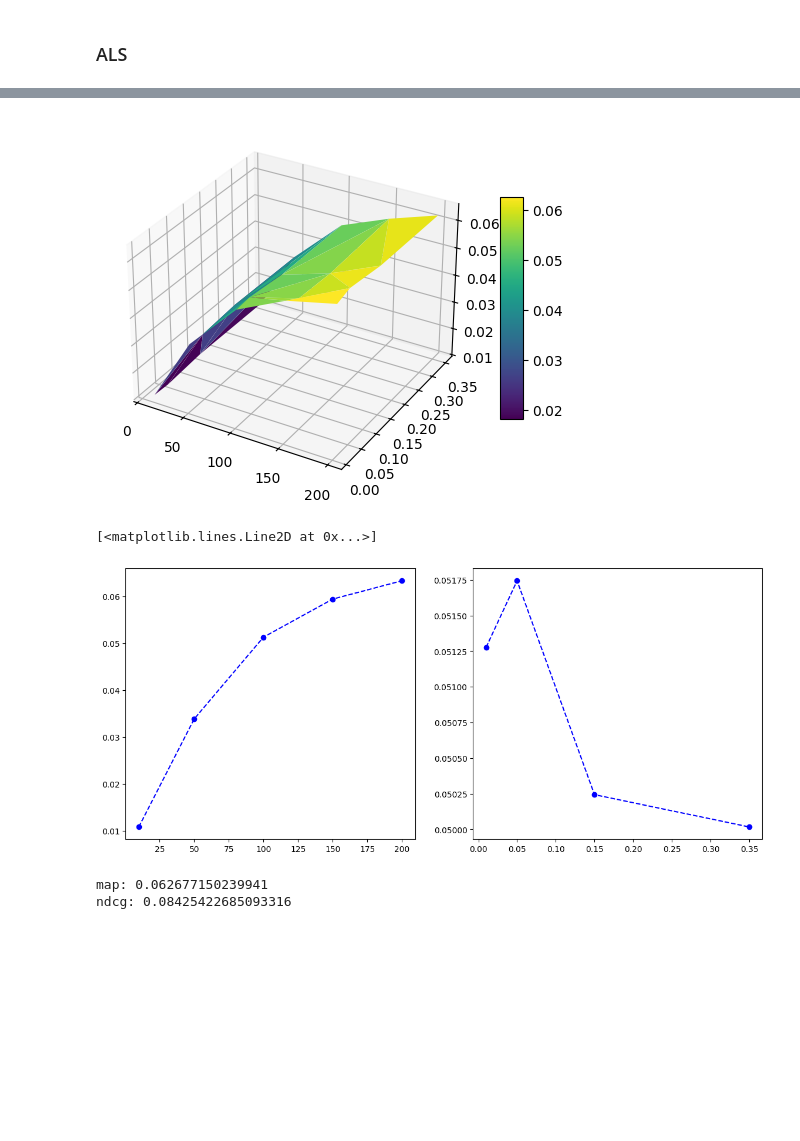
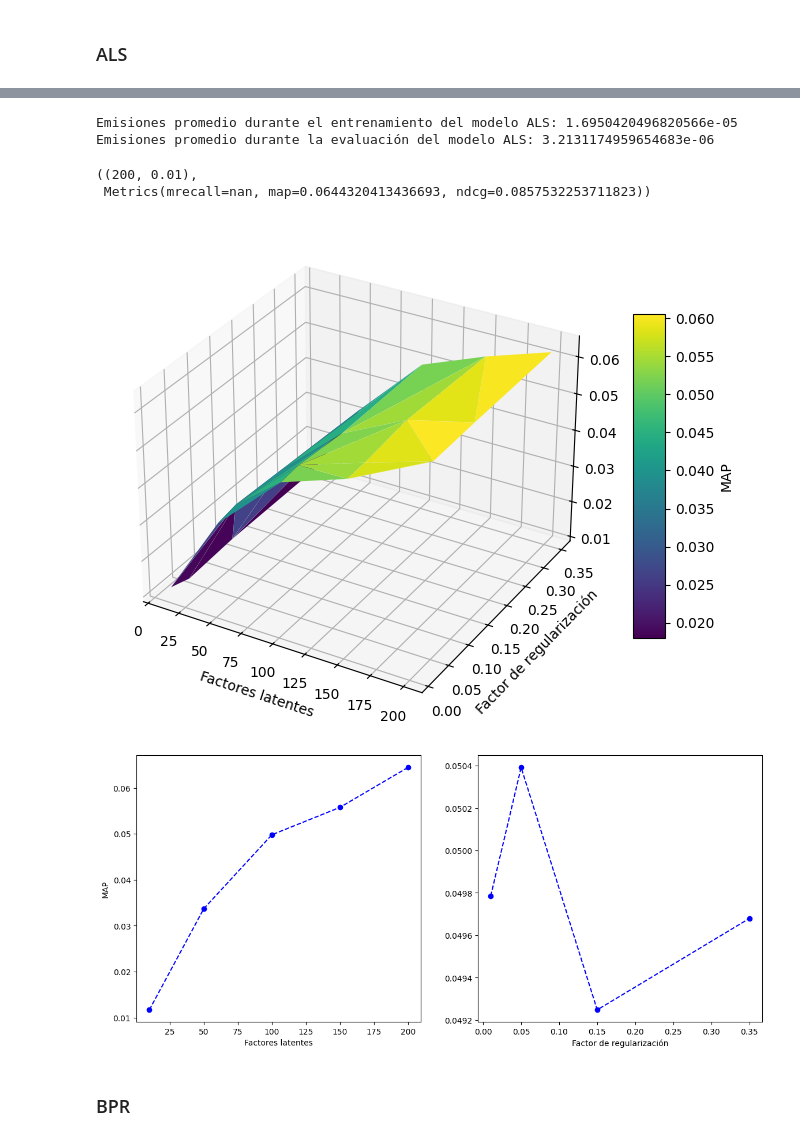
Before and after one commit to davidlealo/tarea_1_sisrec_2026, a Jupyter notebook: T1_SysRec.ipynb, the cells around one changed output, grey strips where cells are left out. Drawn from its saved outputs; the diff is of its cells as text; code cells hidden in the pictures; blank space fills up the shorter version.

```diff
--- a/T1_SysRec.ipynb
+++ b/T1_SysRec.ipynb
@@ -205,15 +191,32 @@ factors = [10, 50, 100, 150, 200]
 regs = [0.01, 0.05, 0.15, 0.35]
 
 # Definimos una tupla para almacenar las métricas
-Metrics = namedtuple("Metrics",["map", "ndcg"] )
+Metrics = namedtuple("Metrics", ["mrecall", "map", "ndcg"])
 
-models_perf = {}
-
+als_perf = {}
+als_train_em = []
+als_eval_em = []
 # Entrenamos el modelo con optimización ALS para cada combinación de parametros
 for factor, reg in itertools.product(factors, regs):
-  model_als = implicit.als.AlternatingLeastSquares(factors=factor, regularization=reg, iterations=15, use_gpu=False)
-  model_als.fit(user_item_matrix)
+    # Medimos las emisiones de carbon que ocurren tras entrenar el modelo para combinación de parametros
+    train_tracker = EmissionsTracker()
+    train_tracker.start()
 
-  # Evaluamos el modelo con k=10
-  mean_ap, mean_ndcg = evaluate_model(model_als, 10)
-  models_perf[(factor, reg)] = Metrics(mean_ap, mean_ndcg)
+    model_als = implicit.als.AlternatingLeastSquares(
+        factors=factor, regularization=reg, iterations=15, use_gpu=False
+    )
+    model_als.fit(user_item_matrix)
+
+    train_emissions = train_tracker.stop()
+    als_train_em.append(train_emissions)
+
+    # Evaluamos el modelo con k=10 y medimos las emisiones
+    eval_tracker = EmissionsTracker()
+    eval_tracker.start()
+
+    mean_recall, mean_ap, mean_ndcg = evaluate_model(model_als, 10)
+
+    eval_emissions = eval_tracker.stop()
+    als_eval_em.append(eval_emissions)
+
+    als_perf[(factor, reg)] = Metrics(mean_recall, mean_ap, mean_ndcg)
@@ -220,24 +429,37 @@ for factor, reg in itertools.product(factors, regs):
+# %%
+print(f"Emisiones promedio durante el entrenamiento del modelo ALS: {np.mean(als_train_em)}")
+print(f"Emisiones promedio durante la evaluación del modelo ALS: {np.mean(als_eval_em)}")
+# %% [output]
+Emisiones promedio durante el entrenamiento del modelo ALS: 1.6950420496820566e-05
+Emisiones promedio durante la evaluación del modelo ALS: 3.2131174959654683e-06
+# %%
+# Mejor combinación de parametros segun MAP
+sorted(als_perf.items(), key=lambda item: item[1].map, reverse=True)[0]
+# %% [output]
+((200, 0.01),
+ Metrics(mrecall=nan, map=0.0644320413436693, ndcg=0.0857532253711823))
 # %%
-fig, ax = plt.subplots(subplot_kw={"projection": "3d"})
+fig, ax = plt.subplots(subplot_kw={"projection": "3d"}, figsize=(8, 7))
 # Gráfico para evolución del MAP de acuerdo a cambios en los factores latentes y factor de regularizaci[ón]
-surf = ax.plot_trisurf([p[0] for p in models_perf.keys()], [p[1] for p in models_perf.keys()], [m.map for m in models_perf.values()], cmap="viridis")
-fig.colorbar(surf, shrink=0.6, aspect=10)
+surf = ax.plot_trisurf([p[0] for p in als_perf.keys()], [p[1] for p in als_perf.keys()], [m.map for m in als_perf.values()], cmap="viridis")
+fig.colorbar(surf, shrink=0.6, aspect=10, label="MAP")
+ax.set_xlabel("Factores latentes")
+ax.set_ylabel("Factor de regularización")
 plt.show()
 # %% [output]
-[figure, old version]
+[figure, new version]
 # %%
 fig, axes = plt.subplots(1, 2, figsize=(14, 6))
 
 # Graficamos el MAP a partir de la cantidad de factores latentes con factor de regularización fijo en 0.01
-axes[0].plot([key[0] for key in models_perf.keys() if key[1] == 0.01], [models_perf[key].map for key in models_perf.keys() if key[1] == 0.01], "--bo")
+axes[0].plot([key[0] for key in als_perf.keys() if key[1] == 0.01], [als_perf[key].map for key in als_perf.keys() if key[1] == 0.01], "--bo")
+axes[0].set_xlabel("Factores latentes")
+axes[0].set_ylabel("MAP")
 # Graficamos el MAP a partir del factor de regularización con 100 factores latentes
-axes[1].plot([key[1] for key in models_perf.keys() if key[0] == 100], [models_perf[key].map for key in models_perf.keys() if key[0] == 100], "--bo")
+axes[1].plot([key[1] for key in als_perf.keys() if key[0] == 100], [als_perf[key].map for key in als_perf.keys() if key[0] == 100], "--bo")
+axes[1].set_xlabel("Factor de regularización")
+plt.show()
 # %% [output]
-[<matplotlib.lines.Line2D at 0x...>]
-[figure, old version]
+[figure, new version]
-# %%
-maprec, ndcg = evaluate_model(model_als, n=10)
-print('map: {}\nndcg: {}'.format(maprec, ndcg))
-# %% [output]
-map: 0.062677150239941
-ndcg: 0.08425422685093316
+# %% [markdown]
+### BPR
```
Also changed, not shown: parts of 19 cells of this notebook.
